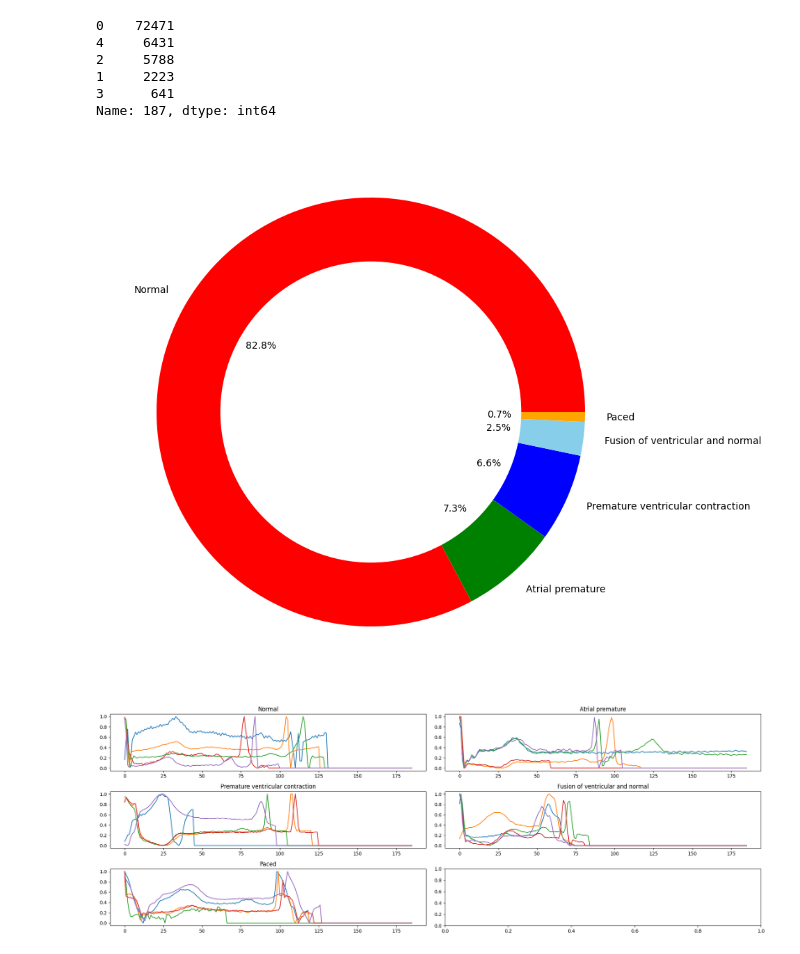
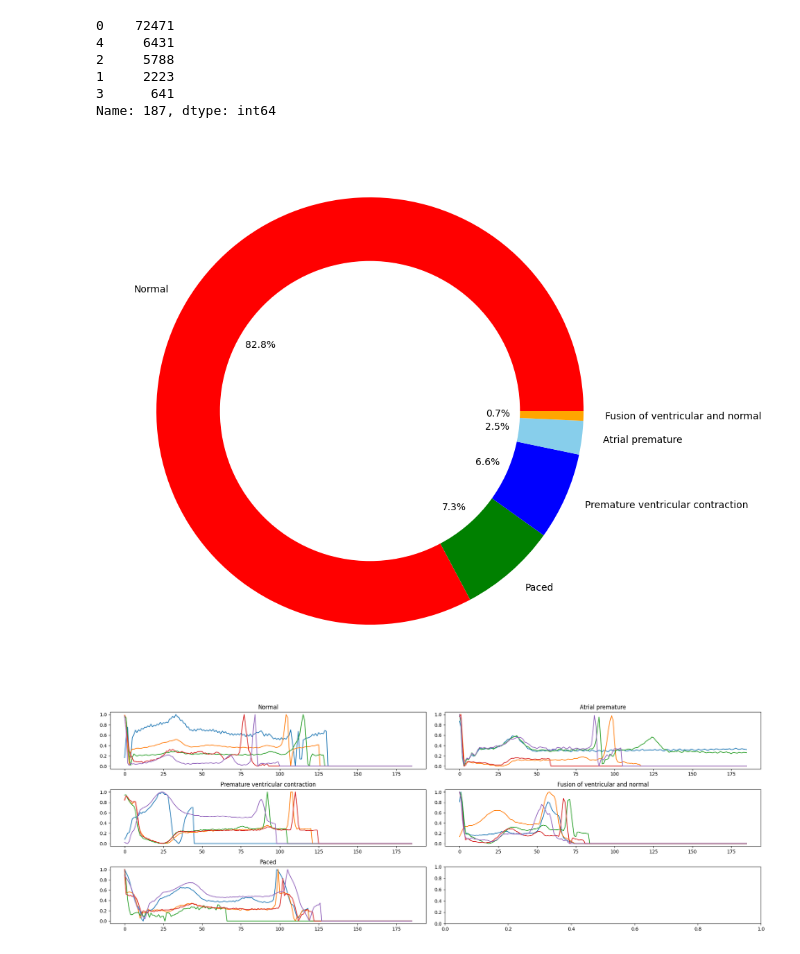
Before and after one commit to JespervanGils/DL-Project-ECG, a Jupyter notebook: DL_Project_ECG_MIT-BIH.ipynb, the cells around one changed output. Cells and saved outputs as stored; diff of their text form; code cells hidden in the pictures.

Commit message:
Fixed wrong labels for visualization

```diff
--- a/DL_Project_ECG_MIT-BIH.ipynb
+++ b/DL_Project_ECG_MIT-BIH.ipynb
@@ -171,13 +171,13 @@ Name: 187, dtype: int64
 # %%
 plt.figure(figsize=(20,10))
 my_circle=plt.Circle( (0,0), 0.7, color='white')
-plt.pie(equilibre, labels= ['Normal', 'Atrial premature', 'Premature ventricular contraction', 'Fusion of ventricular and normal', 'Paced']
+plt.pie(equilibre, labels= ['Normal', 'Paced', 'Premature ventricular contraction','Atrial premature', 'Fusion of ventricular and normal']
         , colors=['red','green','blue','skyblue','orange'],autopct='%1.1f%%')
 p=plt.gcf()
 p.gca().add_artist(my_circle)
 plt.show()
 # %% [output]
-[figure, old version]
+[figure, new version]
 # %%
 def plot_ecg_examples(df, label, n_examples=5):
     filtered_df = df[df[187] == label]
```
